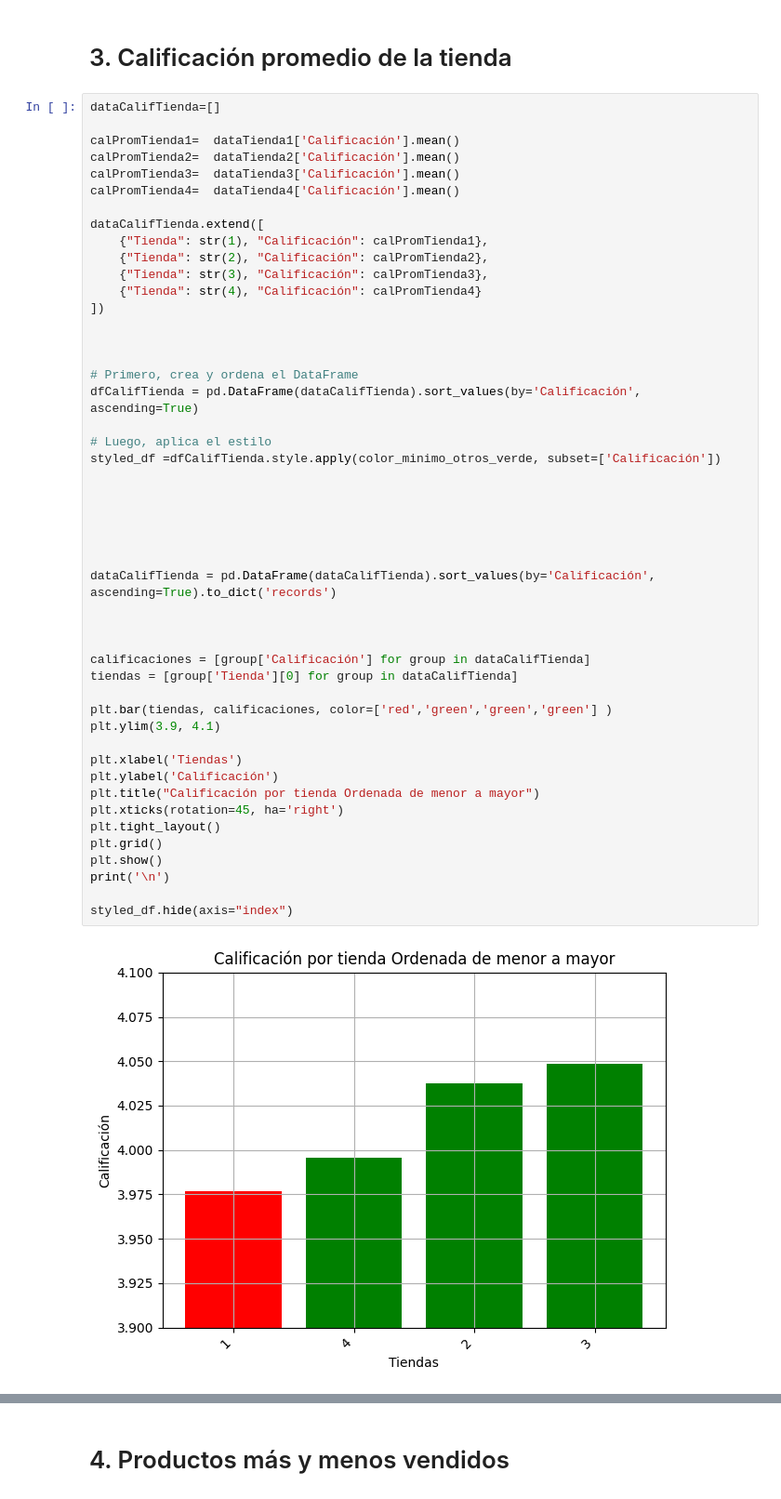
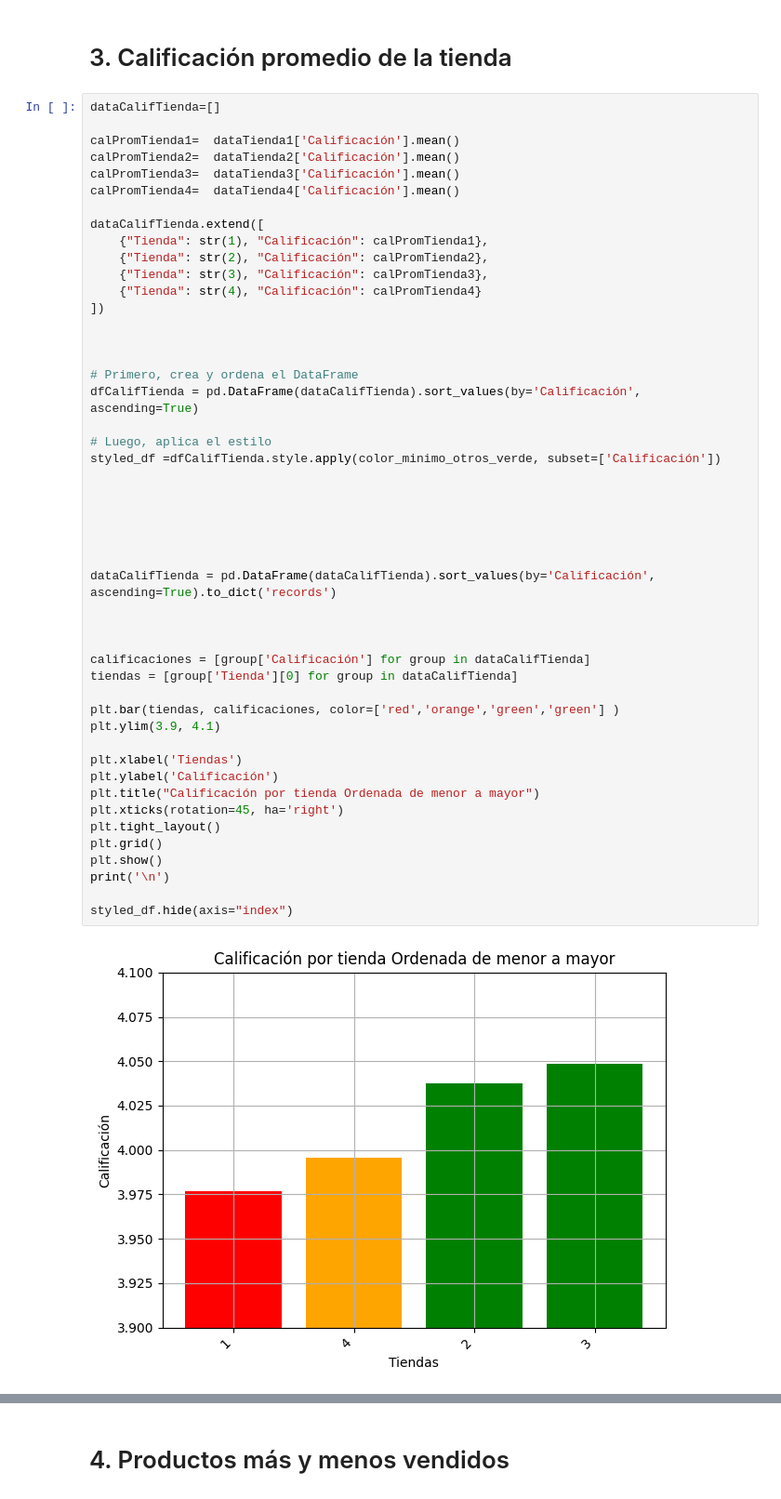
Before and after one commit to educhile1/challenge_datascience1-ONE, a Jupyter notebook: AluraStoreLatam.ipynb, the cells around one changed output, grey strips where cells are left out. Shown at 93% size. Saved outputs shown, nothing was run; the diff lists cells and outputs as text.

```diff
--- a/AluraStoreLatam.ipynb
+++ b/AluraStoreLatam.ipynb
@@ -178,35 +255,35 @@ dataCalifTienda.extend([
 dfCalifTienda = pd.DataFrame(dataCalifTienda).sort_values(by='Calificación', ascending=True)
 
 # Luego, aplica el estilo
 styled_df =dfCalifTienda.style.apply(color_minimo_otros_verde, subset=['Calificación'])
 
 
 
 
 
 
 dataCalifTienda = pd.DataFrame(dataCalifTienda).sort_values(by='Calificación', ascending=True).to_dict('records')
 
 
 
 calificaciones = [group['Calificación'] for group in dataCalifTienda]
 tiendas = [group['Tienda'][0] for group in dataCalifTienda]
 
-plt.bar(tiendas, calificaciones, color=['red','green','green','green'] )
+plt.bar(tiendas, calificaciones, color=['red','orange','green','green'] )
 plt.ylim(3.9, 4.1)
 
 plt.xlabel('Tiendas')
 plt.ylabel('Calificación')
 plt.title("Calificación por tienda Ordenada de menor a mayor")
 plt.xticks(rotation=45, ha='right')
 plt.tight_layout()
 plt.grid()
 plt.show()
 print('\n')
 
 styled_df.hide(axis="index")
 # %% [output]
-[figure, old version]
+[figure, new version]
 | Tienda | Calificación |
 | 1 | 3.976685 |
 | 4 | 3.995759 |
```
Also changed, not shown: parts of 8 cells of this notebook.
